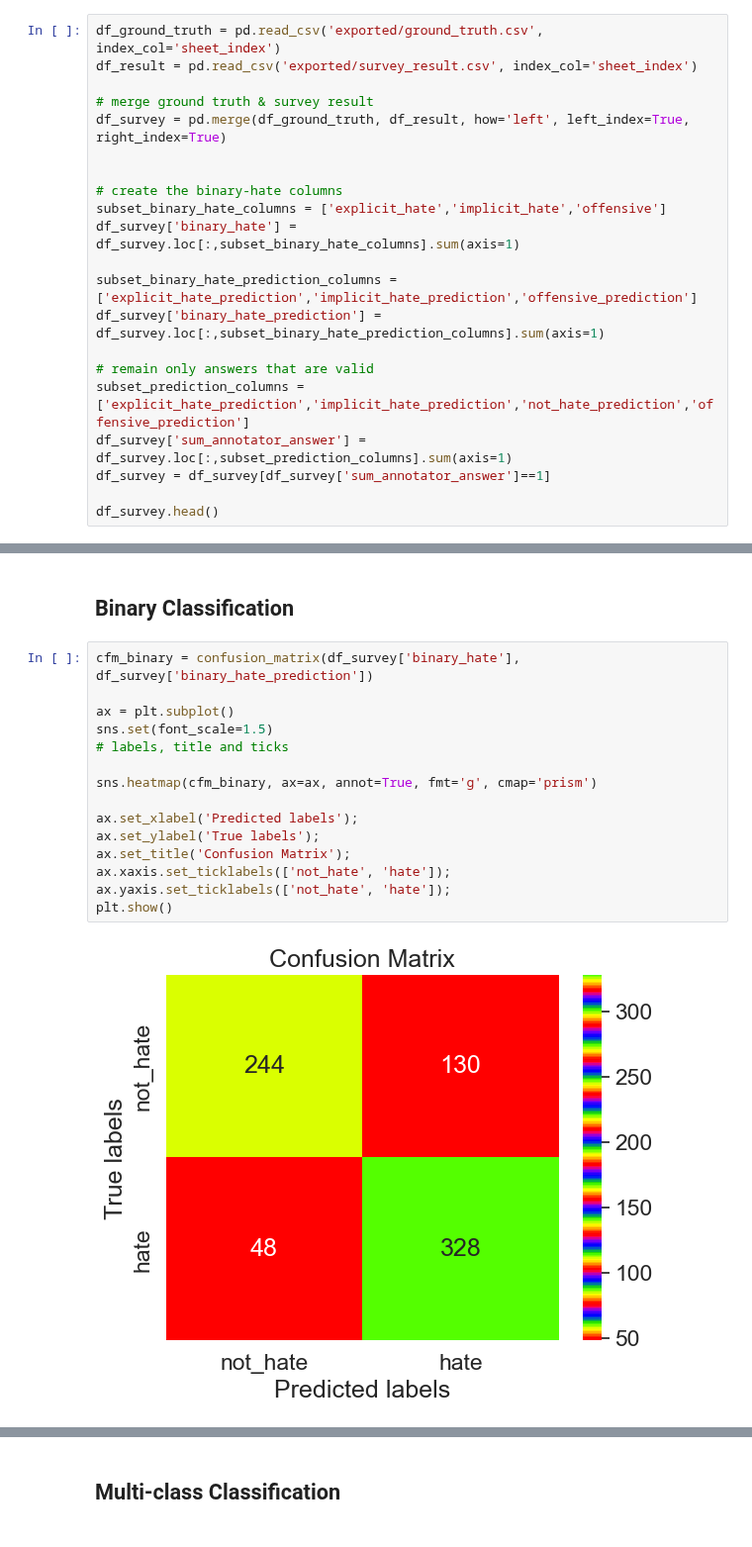
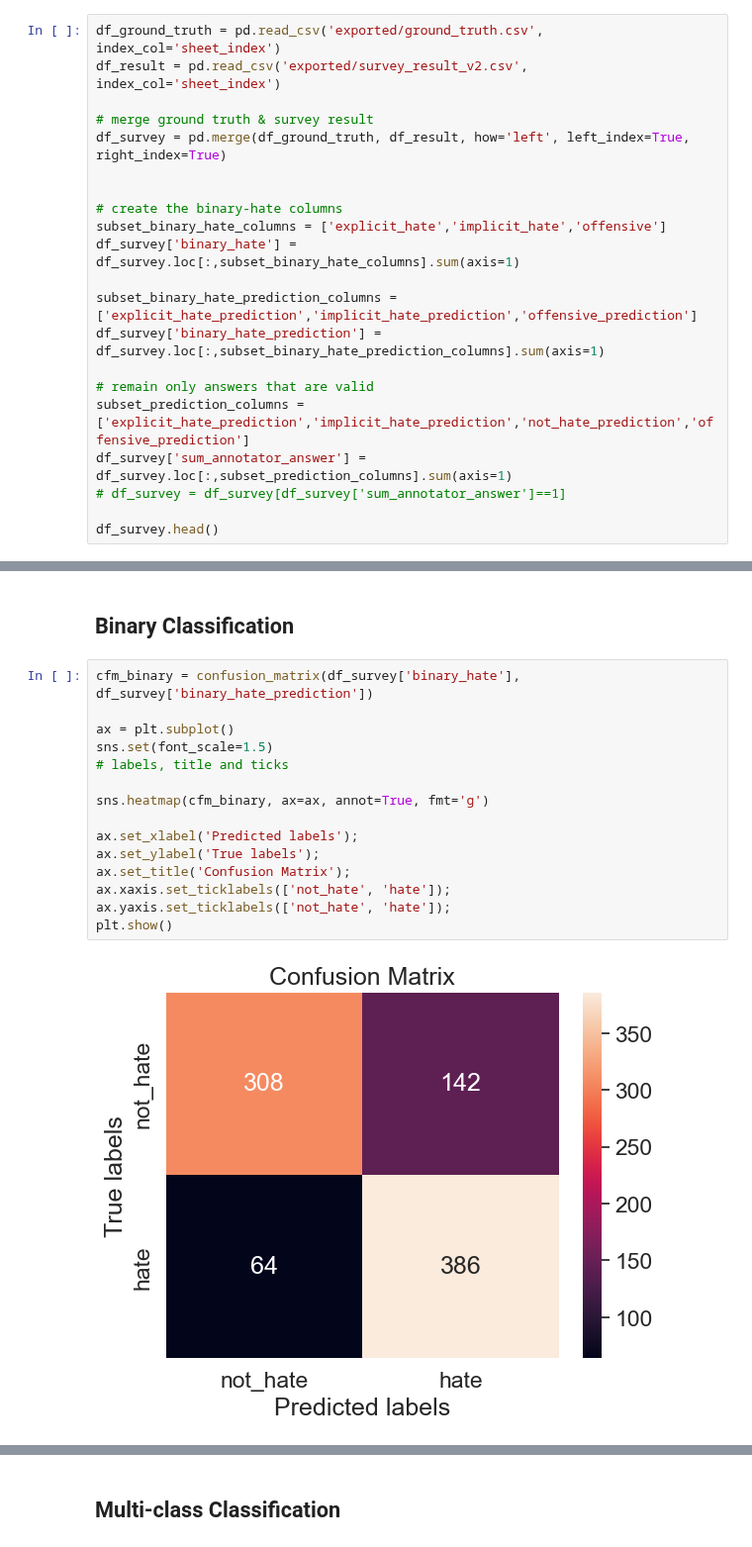
Before and after one commit to uadR1/nlphatespeech, a Jupyter notebook: Daniel/survey-analysis.ipynb, the cells around one changed output, grey strips where cells are left out. Shown at 99% size. Cells and saved outputs as stored; diff of their text form.

```diff
--- a/Daniel/survey-analysis.ipynb
+++ b/Daniel/survey-analysis.ipynb
@@ -33,6 +41,6 @@ df_result.head(5)
 # %%
 df_ground_truth = pd.read_csv('exported/ground_truth.csv', index_col='sheet_index')
-df_result = pd.read_csv('exported/survey_result.csv', index_col='sheet_index')
+df_result = pd.read_csv('exported/survey_result_v2.csv', index_col='sheet_index')
 
 # merge ground truth & survey result
 df_survey = pd.merge(df_ground_truth, df_result, how='left', left_index=True, right_index=True)
@@ -48,7 +56,7 @@ df_survey['binary_hate_prediction'] = df_survey.loc[:,subset_binary_hate_predict
 # remain only answers that are valid
 subset_prediction_columns = ['explicit_hate_prediction','implicit_hate_prediction','not_hate_prediction','offensive_prediction']
 df_survey['sum_annotator_answer'] = df_survey.loc[:,subset_prediction_columns].sum(axis=1)
-df_survey = df_survey[df_survey['sum_annotator_answer']==1]
+# df_survey = df_survey[df_survey['sum_annotator_answer']==1]
 
 df_survey.head()
 # %% [output]
@@ -87,20 +95,20 @@ Name: binary_hate, dtype: int64
 # %%
 cfm_binary = confusion_matrix(df_survey['binary_hate'], df_survey['binary_hate_prediction'])
 
 ax = plt.subplot()
 sns.set(font_scale=1.5)
 # labels, title and ticks
 
-sns.heatmap(cfm_binary, ax=ax, annot=True, fmt='g', cmap='prism')
+sns.heatmap(cfm_binary, ax=ax, annot=True, fmt='g')
 
 ax.set_xlabel('Predicted labels');
 ax.set_ylabel('True labels');
 ax.set_title('Confusion Matrix');
 ax.xaxis.set_ticklabels(['not_hate', 'hate']);
 ax.yaxis.set_ticklabels(['not_hate', 'hate']);
 plt.show()
 # %% [output]
-[figure, old version]
+[figure, new version]
 # %%
 from sklearn.metrics import accuracy_score
 from sklearn.metrics import f1_score
```
Also changed, not shown: parts of 9 cells of this notebook.
